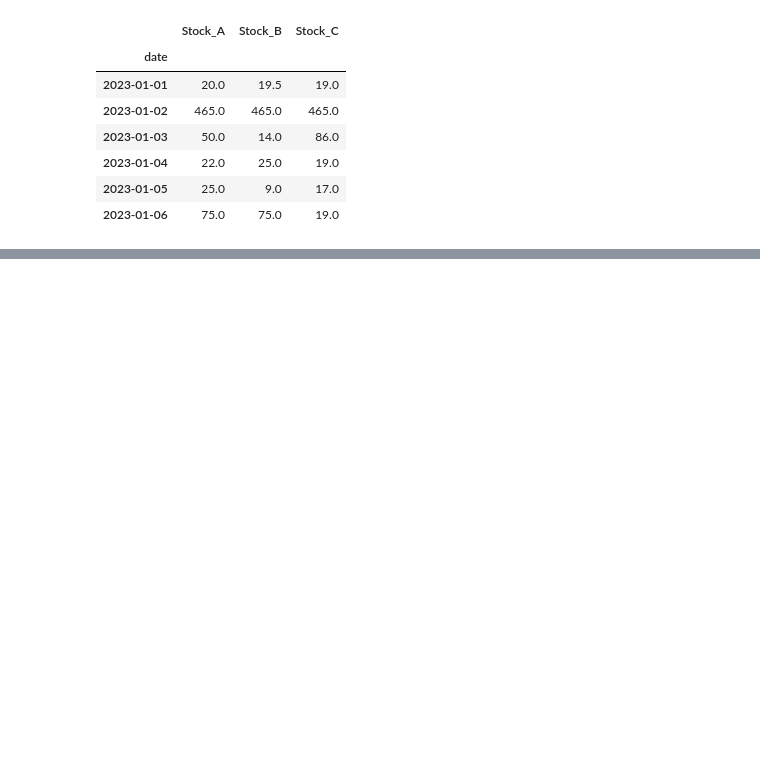
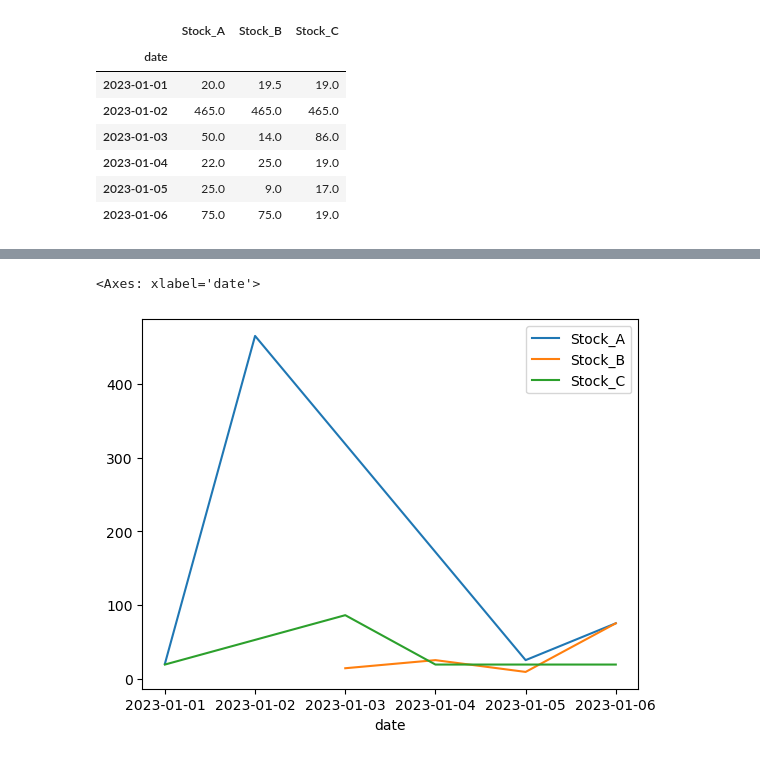
Before and after one commit to Faliell/Pandas_Classes, a Jupyter notebook: aula09-missingValue.ipynb, the cells around one changed output, grey strips where cells are left out. Cells and saved outputs as stored; diff of their text form; code cells hidden in the pictures; blank space fills up the shorter version.

```diff
--- a/aula09-missingValue.ipynb
+++ b/aula09-missingValue.ipynb
@@ -282,0 +329,5 @@ df.where(df.notna(),df.mean(axis=1),axis=0) # preenchercom a media da linha
+# %%
+df.interpolate().plot() #completa o NaN proporcional
+# %% [output]
+<Axes: xlabel='date'>
+[figure, added]
```
Also changed, not shown: parts of 7 cells of this notebook, 1 other file.
